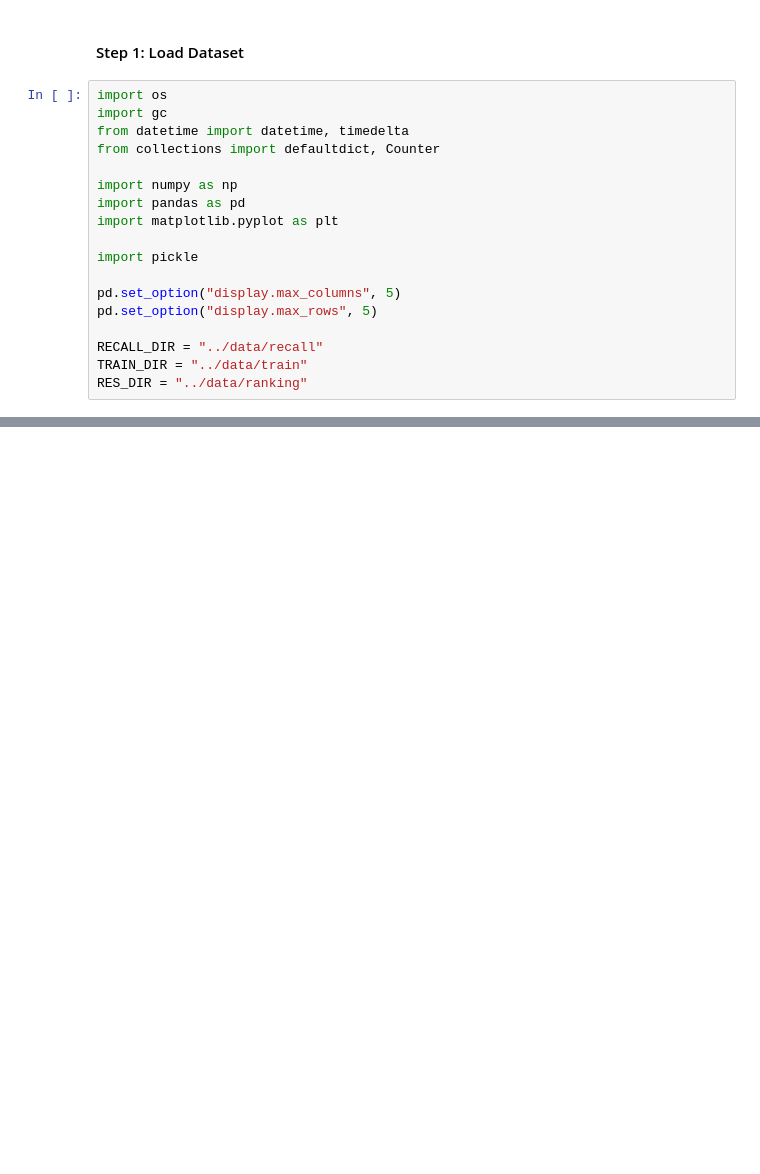
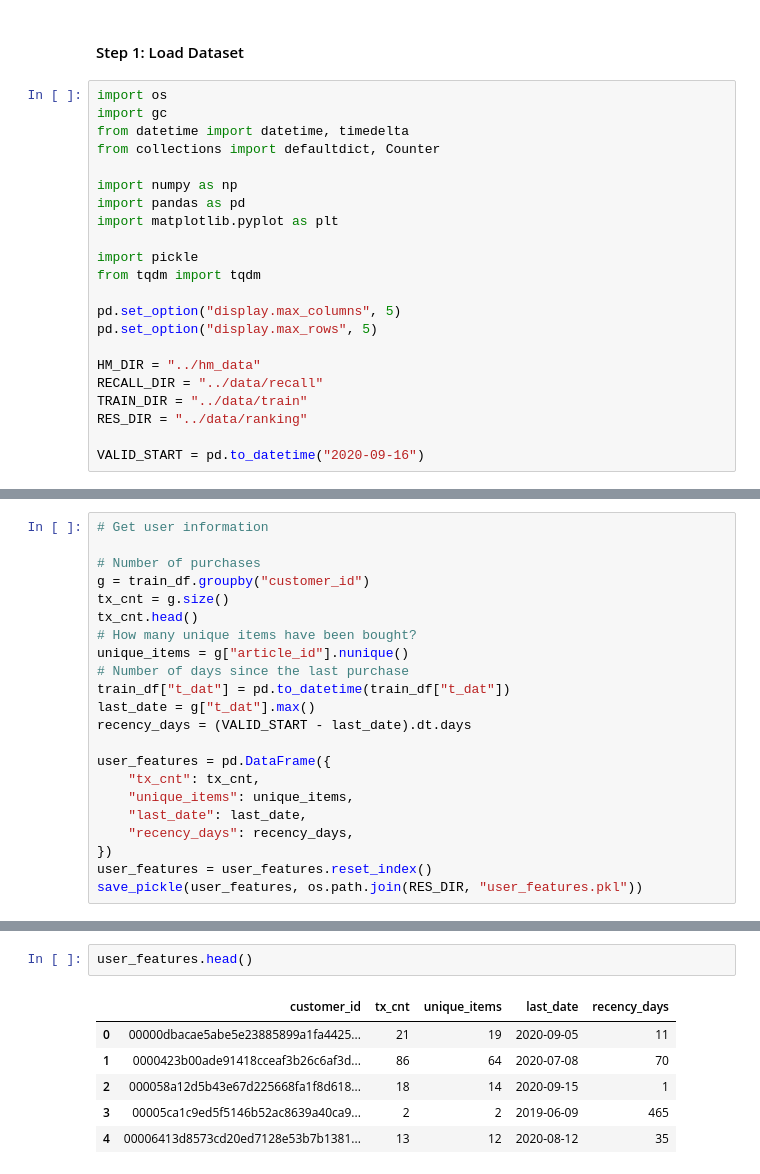
Before and after one commit to QQ1010/HM_Recommendation_System, a Jupyter notebook: notebooks/03_ranking.ipynb, the cells around one changed output, grey strips where cells are left out. Cells and saved outputs as stored; diff of their text form; blank space fills up the shorter version.

Commit message:
feat: build user features and item features

```diff
--- a/notebooks/03_ranking.ipynb
+++ b/notebooks/03_ranking.ipynb
@@ -15,12 +15,16 @@ import pandas as pd
 import matplotlib.pyplot as plt
 
 import pickle
+from tqdm import tqdm
 
 pd.set_option("display.max_columns", 5)
 pd.set_option("display.max_rows", 5)
 
+HM_DIR = "../hm_data"
 RECALL_DIR = "../data/recall"
 TRAIN_DIR = "../data/train"
 RES_DIR = "../data/ranking"
+
+VALID_START = pd.to_datetime("2020-09-16")
 # %%
 # save recall results
@@ -42,0 +83,22 @@ rank_df = (
+# %%
+# Get user information
+
+# Number of purchases
+g = train_df.groupby("customer_id")
+tx_cnt = g.size()
+tx_cnt.head()
+# How many unique items have been bought?
+unique_items = g["article_id"].nunique()
+# Number of days since the last purchase
+train_df["t_dat"] = pd.to_datetime(train_df["t_dat"])
+last_date = g["t_dat"].max()
+recency_days = (VALID_START - last_date).dt.days
+
+user_features = pd.DataFrame({
+    "tx_cnt": tx_cnt,
+    "unique_items": unique_items,
+    "last_date": last_date,
+    "recency_days": recency_days,
+})
+user_features = user_features.reset_index()
+save_pickle(user_features, os.path.join(RES_DIR, "user_features.pkl"))
@@ -42,0 +121,9 @@ rank_df = (
+# %%
+user_features.head()
+# %% [output]
+|  | customer_id | tx_cnt | unique_items | last_date | recency_days |
+| 0 | 00000dbacae5abe5e23885899a1fa4425... | 21 | 19 | 2020-09-05 | 11 |
+| 1 | 0000423b00ade91418cceaf3b26c6af3d... | 86 | 64 | 2020-07-08 | 70 |
+| 2 | 000058a12d5b43e67d225668fa1f8d618... | 18 | 14 | 2020-09-15 | 1 |
+| 3 | 00005ca1c9ed5f5146b52ac8639a40ca9... | 2 | 2 | 2019-06-09 | 465 |
+| 4 | 00006413d8573cd20ed7128e53b7b1381... | 13 | 12 | 2020-08-12 | 35 |
```
Also changed, not shown: parts of 19 cells of this notebook, 1 other file.
